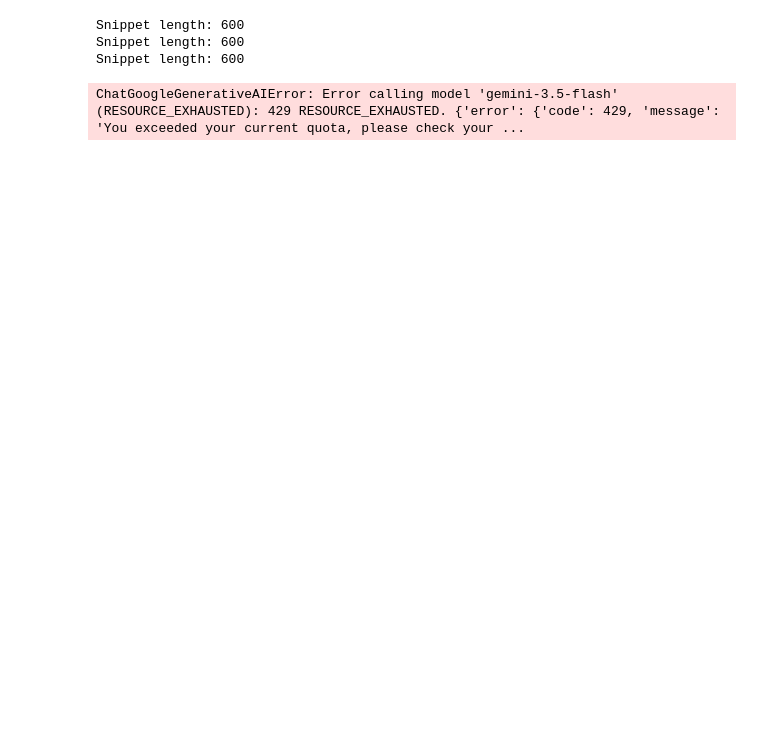
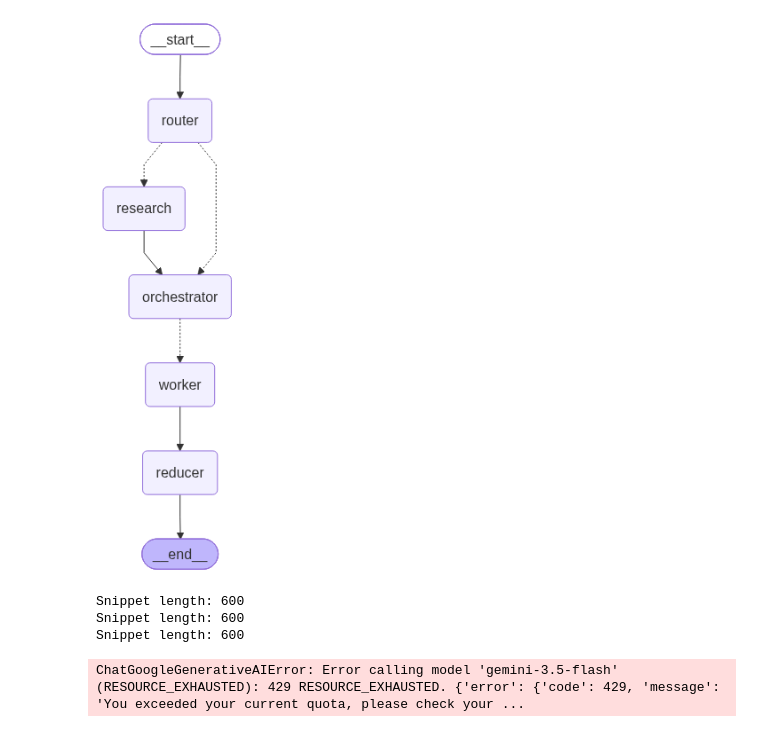
Before and after one commit to suyashnemade/blog-writing-agent, a Jupyter notebook: main.ipynb, the cells around one changed output. Drawn from its saved outputs; the diff is of its cells as text; code cells hidden in the pictures; blank space fills up the shorter version.

```diff
--- a/main.ipynb
+++ b/main.ipynb
@@ -26,28 +6,9 @@ if __name__ == "__main__":
 # %%
 from blogwriter.workflow import app
 
-
-
-def main(topic: str):
-    out = app.invoke(
-        {
-            "topic": topic,
-            "mode": "",
-            "needs_research": False,
-            "queries": [],
-            "evidence": [],
-            "plan": None,
-            "sections": [],
-            "final": "",
-        }
-    )
-
-    return out
-
-
-if __name__ == "__main__":
-    result = main("Vibecoding Evolution from starting till 2026")
-    print(result)
+app
+# %% [output]
+[figure, added]
 # %%
 from google import genai
 import os
```
Also changed, not shown: parts of 1 cell of this notebook, 8 other files.
